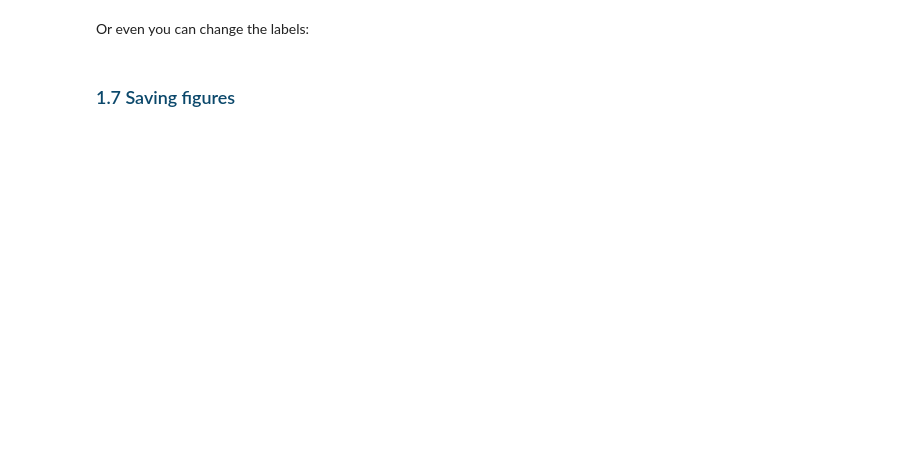
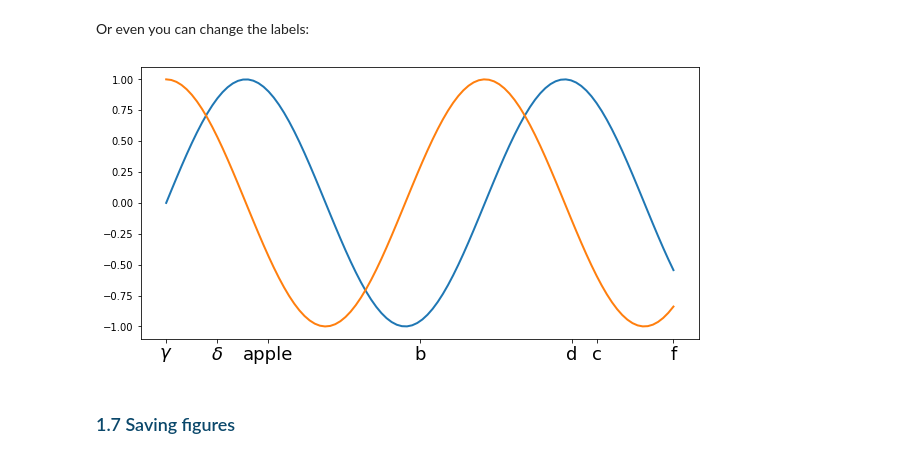
Before and after one commit to tulip-lab/flip00, a Jupyter notebook: F0B-02-ExploratoryDA.ipynb, the cells around one changed output. Saved outputs shown, nothing was run; the diff lists cells and outputs as text; code cells hidden in the pictures; blank space fills up the shorter version.

```diff
--- a/F0B-02-ExploratoryDA.ipynb
+++ b/F0B-02-ExploratoryDA.ipynb
@@ -163,9 +184,11 @@ fig
 # %% [markdown]
 Or even you can change the labels:
 # %%
-xticklabels = ['$\gamma$', '$\delta$', 'apple', 'b', '', 'c']
+xticklabels = ['$\gamma$', '$\delta$', 'apple', 'b', 'd', 'c','f']
 ax.set_xticklabels(xticklabels, fontsize=18)
 fig
+# %% [output]
+[figure, added]
 # %% [markdown]
 ### <span style="color:#0b486b">1.7 Saving figures</span>
 # %%
```
Also changed, not shown: parts of 13 cells of this notebook, 8 other files.
